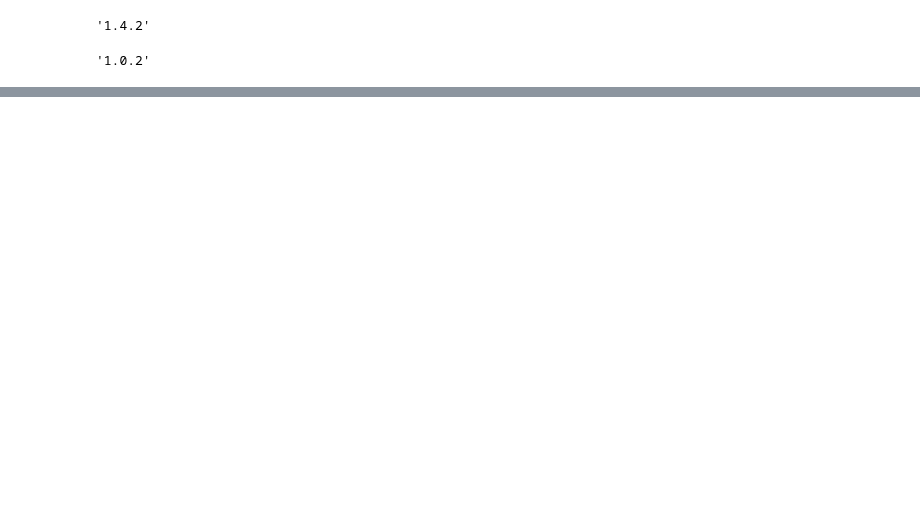
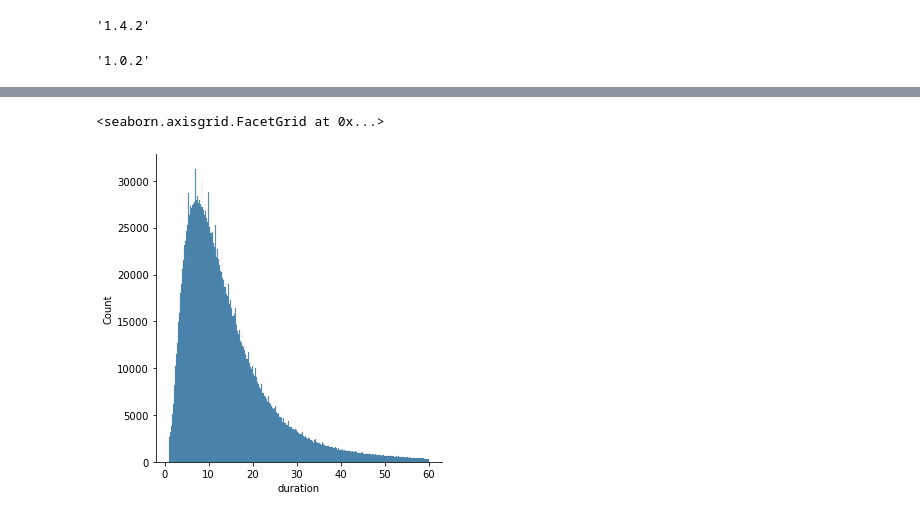
Before and after one commit to chandan0815/mlops_zoomcamp, a Jupyter notebook: 01-intro/homework1.ipynb, the cells around one changed output, grey strips where cells are left out. Cells and saved outputs as stored; diff of their text form; code cells hidden in the pictures; blank space fills up the shorter version.

```diff
--- a/01-intro/homework1.ipynb
+++ b/01-intro/homework1.ipynb
@@ -33,0 +107,5 @@ df.head()
+# %%
+sns.displot(df_jan23.duration)
+# %% [output]
+<seaborn.axisgrid.FacetGrid at 0x...>
+[figure, added]
```
Also changed, not shown: parts of 10 cells of this notebook, 2 other files.
